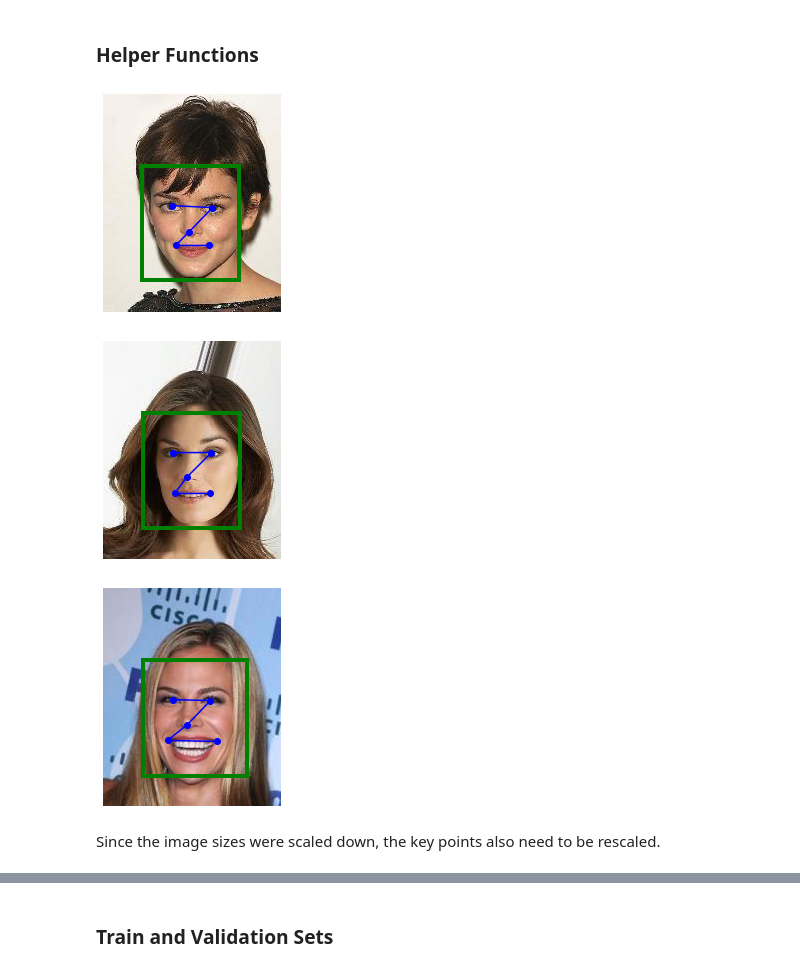
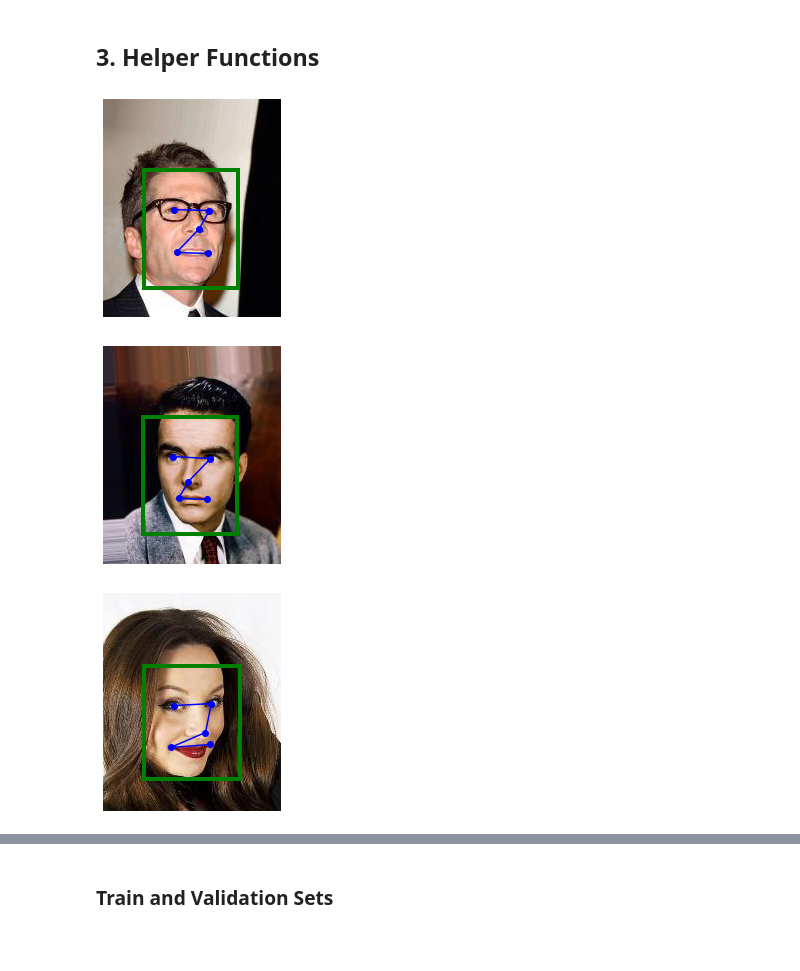
Before and after one commit to scho-git/springboard, a Jupyter notebook: face_detection_project/transfer-learning-densenet169.ipynb, the cells around one changed output, grey strips where cells are left out. Drawn from its saved outputs; the diff is of its cells as text; code cells hidden in the pictures; blank space fills up the shorter version.

Commit message:
Added benchmark model, final densenet, updated model_data.csv

```diff
--- a/face_detection_project/transfer-learning-densenet169.ipynb
+++ b/face_detection_project/transfer-learning-densenet169.ipynb
@@ -39,8 +61,8 @@ But we are currently going to use only the first 35,000 images  as a start then
 keypts_data_path = "../input/celeba-dataset/list_landmarks_align_celeba.csv"
 images_data_path = "../input/celeba-dataset/img_align_celeba/img_align_celeba"
 
-#Select only 1k images first
-img_data_size = 1000
+#Select only 2k images first
+img_data_size = 2000
 
 #Original image dimensions
 x_og = 178
@@ -286 +296,26 @@ plt.show()
 To add more visual context of where these coordinates lie:
+# %%
+#Plot a sample box of with a heatmap of where the coordinates are
+fig, ax = plt.subplots(figsize=(6,6))
+
+rect = patches.Rectangle((0, 0), 224, -224, linewidth=4, facecolor='none')
+ax.add_patch(rect)
+
+#Add scatter plots of the coordinates with colorblind friendly colors
+ax.scatter(keypts.righteye_x, -keypts.righteye_y, color='#648FFF', label='Right Eye')
+ax.scatter(keypts.lefteye_x, -keypts.lefteye_y, color='#785EF0', label='Left Eye')
+ax.scatter(keypts.nose_x, -keypts.nose_y, color='#DC267F', label='Nose')
+ax.scatter(keypts.rightmouth_x, -keypts.rightmouth_y, color='#FE6100', label='Right Mouth')
+ax.scatter(keypts.leftmouth_x, -keypts.leftmouth_y, color='#FFB000', label='Left Mouth')
+
+#Add legend for the colors
+leg = ax.legend()
+#Set legend opacity colors to opaque (1)
+for lh in leg.legendHandles:
+    lh.set_alpha(1)
+
+#Display positive y-ticks
+ax.get_yaxis().set_ticklabels([250, 200, 150, 100, 50, 0])
+
+plt.title('Heatmap Distribution of Facial Keypoints')
+plt.show()
@@ -287,5 +336,5 @@ To add more visual context of where these coordinates lie:
 # %% [markdown]
-### Helper Functions
+## 3. Helper Functions <a name='3'></a>
 # %%
 #Read image based on index
 def imread_index(index, size=image_size_training, path=images_data_path):
@@ -337,15 +386,13 @@ def plot_face_bbox(index, df=keypts_og, size=original_image_size):
     plt.show()
 # %%
 #test
-#idx1, idx2, idx3 = np.random.randint(0, 35000, size=3)
+idx1, idx2, idx3 = np.random.randint(0, img_data_size, size=3)
 
 #Test plotting sample images
 plot_face_bbox(idx1)
 plot_face_bbox(idx2)
 plot_face_bbox(idx3)
 # %% [output]
-[figure, old version]
+[figure, new version]
-[figure, old version]
+[figure, new version]
-[figure, old version]
+[figure, new version]
-# %% [markdown]
-Since the image sizes were scaled down, the key points also need to be rescaled.
```
Also changed, not shown: parts of 88 cells of this notebook, 4 other files.
